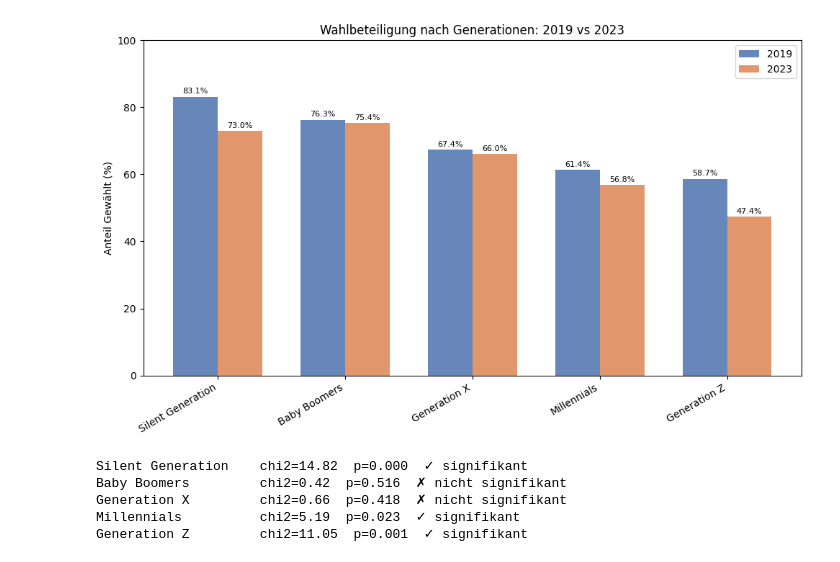
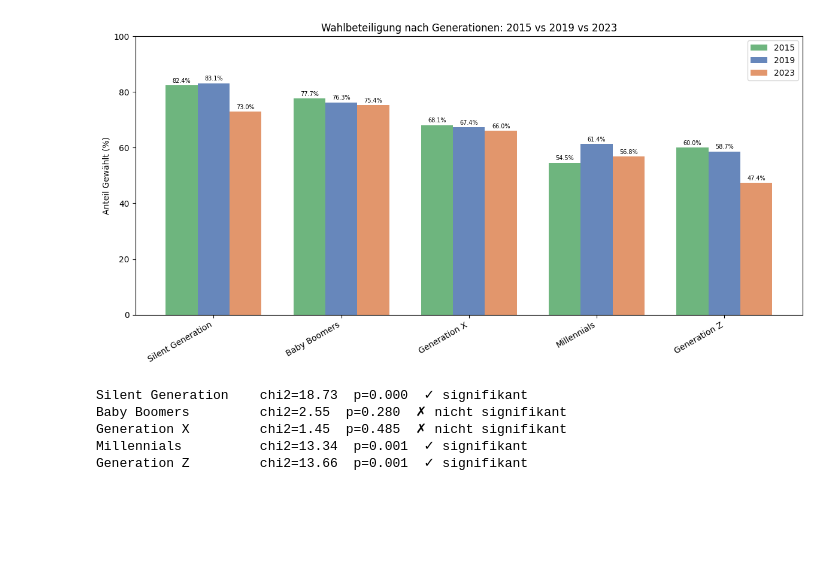
Before and after one commit to javi36/PODSV_Visualisierungsprojekt, a Jupyter notebook: 02_eda/eda_whodecide.ipynb, the cells around one changed output. Drawn from its saved outputs; the diff is of its cells as text; code cells hidden in the pictures; blank space fills up the shorter version.

```diff
--- a/02_eda/eda_whodecide.ipynb
+++ b/02_eda/eda_whodecide.ipynb
@@ -23,12 +25,15 @@ if not (BASE_PATH / "data" / "whodecide" / "processed" / "selects_2023_clean.csv
 
 PROCESSED_SELECTS_2023_PATH = BASE_PATH / "data" / "whodecide" / "processed" / "selects_2023_clean.csv"
 PROCESSED_SELECTS_2019_PATH = BASE_PATH / "data" / "whodecide" / "processed" / "selects_2019_clean.csv"
+PROCESSED_SELECTS_2015_PATH = BASE_PATH / "data" / "whodecide" / "processed" / "selects_2015_clean.csv"
 
 df_2023 = pd.read_csv(PROCESSED_SELECTS_2023_PATH)
 df_2019 = pd.read_csv(PROCESSED_SELECTS_2019_PATH)
+df_2015 = pd.read_csv(PROCESSED_SELECTS_2015_PATH)  # NEU
 
 df_2023["year"] = 2023
 df_2019["year"] = 2019
+df_2015["year"] = 2015  # NEU
 
-print(df_2023.shape, df_2019.shape)
+print(df_2023.shape, df_2019.shape, df_2015.shape)
 # %% [output]
@@ -80,15 +86,24 @@ def prepare_df(df):
     df = df[df["f11100rec"] >= 0]
     df["generation"] = df["birthyear"].apply(assign_generation)
     df["voted"] = df["f11100rec"]
-    df["political_interest"] = df["f10100"].replace([-99, -98], np.nan)
+    df["political_interest"] = df["f10100"].replace([-99, -98, 9], np.nan)  # 9 NEU
     trust_vars = ["f11301", "f11302", "f11305"]
     df[trust_vars] = df[trust_vars].apply(pd.to_numeric, errors="coerce")
     df[trust_vars] = df[trust_vars].replace([-99, -98], np.nan)
     df["trust_avg"] = df[trust_vars].mean(axis=1)
+    df["demo_satisfaction"] = pd.to_numeric(df["f12010"], errors="coerce")
+    df["demo_satisfaction"] = df["demo_satisfaction"].replace([-99, -98, 8, 9], np.nan)
+    df["demo_satisfaction"] = df["demo_satisfaction"].map({1: 1, 2: 0})
+    lr_col = "f12900rec" if "f12900rec" in df.columns else "f12900"
+    df["lr_scale"] = pd.to_numeric(df[lr_col], errors="coerce")
+    df["lr_scale"] = df["lr_scale"].replace([-99, -98], np.nan)
+    df["lr_scale"] = df["lr_scale"] / 10  # 10→1, 110→11
+    df["lr_scale"] = df["lr_scale"].where(df["lr_scale"].between(1, 11))
     return df
 
 df_2023 = prepare_df(df_2023)
 df_2019 = prepare_df(df_2019)
+df_2015 = prepare_df(df_2015)  # NEU
 
-print("2023:", df_2023.shape, "| 2019:", df_2019.shape)
+print("2023:", df_2023.shape, "| 2019:", df_2019.shape, "| 2015:", df_2015.shape)
 # %% [output]
@@ -139,40 +111,38 @@ plt.show()
 # %%
 # =========================================
-# Chart 1: Wahlbeteiligung 2019 vs 2023
+# Chart 1: Wahlbeteiligung 2015 vs 2019 vs 2023
 # =========================================
 
+turnout_2015 = df_2015.groupby("generation")["voted"].mean().reindex(generation_order) * 100
 turnout_2019 = df_2019.groupby("generation")["voted"].mean().reindex(generation_order) * 100
 turnout_2023 = df_2023.groupby("generation")["voted"].mean().reindex(generation_order) * 100
 
 x = np.arange(len(generation_order))
-width = 0.35
+width = 0.25
 
-fig, ax = plt.subplots(figsize=(10, 6))
+fig, ax = plt.subplots(figsize=(12, 6))
 
-bars_2019 = ax.bar(x - width/2, turnout_2019, width, label="2019", color="#4C72B0", alpha=0.85)
-bars_2023 = ax.bar(x + width/2, turnout_2023, width, label="2023", color="#DD8452", alpha=0.85)
+bars_2015 = ax.bar(x - width, turnout_2015, width, label="2015", color="#55A868", alpha=0.85)
+bars_2019 = ax.bar(x,         turnout_2019, width, label="2019", color="#4C72B0", alpha=0.85)
+bars_2023 = ax.bar(x + width, turnout_2023, width, label="2023", color="#DD8452", alpha=0.85)
 
-for bar, val in zip(bars_2019, turnout_2019):
-    if not np.isnan(val):
-        ax.text(bar.get_x() + bar.get_width()/2, bar.get_height() + 0.5,
-                f"{val:.1f}%", ha="center", va="bottom", fontsize=8)
+for bars, vals in [(bars_2015, turnout_2015), (bars_2019, turnout_2019), (bars_2023, turnout_2023)]:
+    for bar, val in zip(bars, vals):
+        if not np.isnan(val):
+            ax.text(bar.get_x() + bar.get_width()/2, bar.get_height() + 0.5,
+                    f"{val:.1f}%", ha="center", va="bottom", fontsize=7)
 
-for bar, val in zip(bars_2023, turnout_2023):
-    if not np.isnan(val):
-        ax.text(bar.get_x() + bar.get_width()/2, bar.get_height() + 0.5,
-                f"{val:.1f}%", ha="center", va="bottom", fontsize=8)
-
-ax.set_title("Wahlbeteiligung nach Generationen: 2019 vs 2023")
+ax.set_title("Wahlbeteiligung nach Generationen: 2015 vs 2019 vs 2023")
 ax.set_ylabel("Anteil Gewählt (%)")
 ax.set_ylim(0, 100)
 ax.set_xticks(x)
 ax.set_xticklabels(generation_order, rotation=30, ha="right")
 ax.legend()
 
 plt.tight_layout()
 plt.show()
 # %% [output]
-[figure, old version]
+[figure, new version]
 # %%
 # =========================================
 # Chart 1: Statistischer Test — Chi²
@@ -180,21 +150,23 @@ plt.show()
 
 
 for gen in generation_order:
-    group_2019 = df_2019[df_2019["generation"] == gen]["voted"].reset_index(drop=True)
-    group_2023 = df_2023[df_2023["generation"] == gen]["voted"].reset_index(drop=True)
+    g2015 = df_2015[df_2015["generation"] == gen]["voted"].reset_index(drop=True)
+    g2019 = df_2019[df_2019["generation"] == gen]["voted"].reset_index(drop=True)
+    g2023 = df_2023[df_2023["generation"] == gen]["voted"].reset_index(drop=True)
 
     contingency = pd.crosstab(
-        pd.concat([group_2019, group_2023]).reset_index(drop=True),
-        pd.concat([pd.Series(["2019"] * len(group_2019)),
-                   pd.Series(["2023"] * len(group_2023))]).reset_index(drop=True)
+        pd.concat([g2015, g2019, g2023]).reset_index(drop=True),
+        pd.concat([pd.Series(["2015"] * len(g2015)),
+                   pd.Series(["2019"] * len(g2019)),
+                   pd.Series(["2023"] * len(g2023))]).reset_index(drop=True)
     )
 
     chi2, p, dof, _ = chi2_contingency(contingency)
     sig = "✓ signifikant" if p < 0.05 else "✗ nicht signifikant"
     print(f"{gen:<20} chi2={chi2:.2f}  p={p:.3f}  {sig}")
 # %% [output]
-Silent Generation    chi2=14.82  p=0.000  ✓ signifikant
-Baby Boomers         chi2=0.42  p=0.516  ✗ nicht signifikant
-Generation X         chi2=0.66  p=0.418  ✗ nicht signifikant
-Millennials          chi2=5.19  p=0.023  ✓ signifikant
-Generation Z         chi2=11.05  p=0.001  ✓ signifikant
+Silent Generation    chi2=18.73  p=0.000  ✓ signifikant
+Baby Boomers         chi2=2.55  p=0.280  ✗ nicht signifikant
+Generation X         chi2=1.45  p=0.485  ✗ nicht signifikant
+Millennials          chi2=13.34  p=0.001  ✓ signifikant
+Generation Z         chi2=13.66  p=0.001  ✓ signifikant
```
Also changed, not shown: parts of 25 cells of this notebook.
